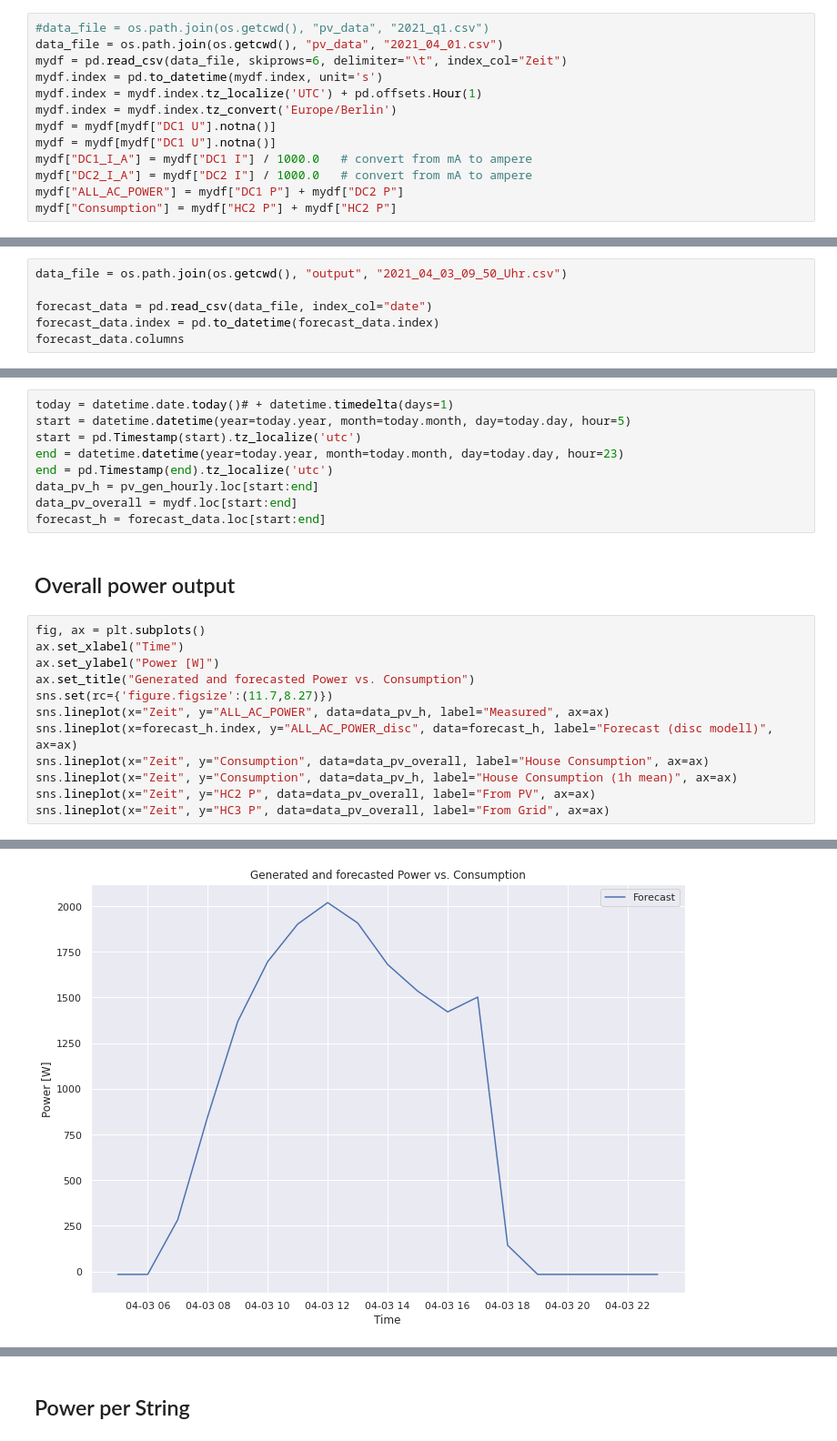
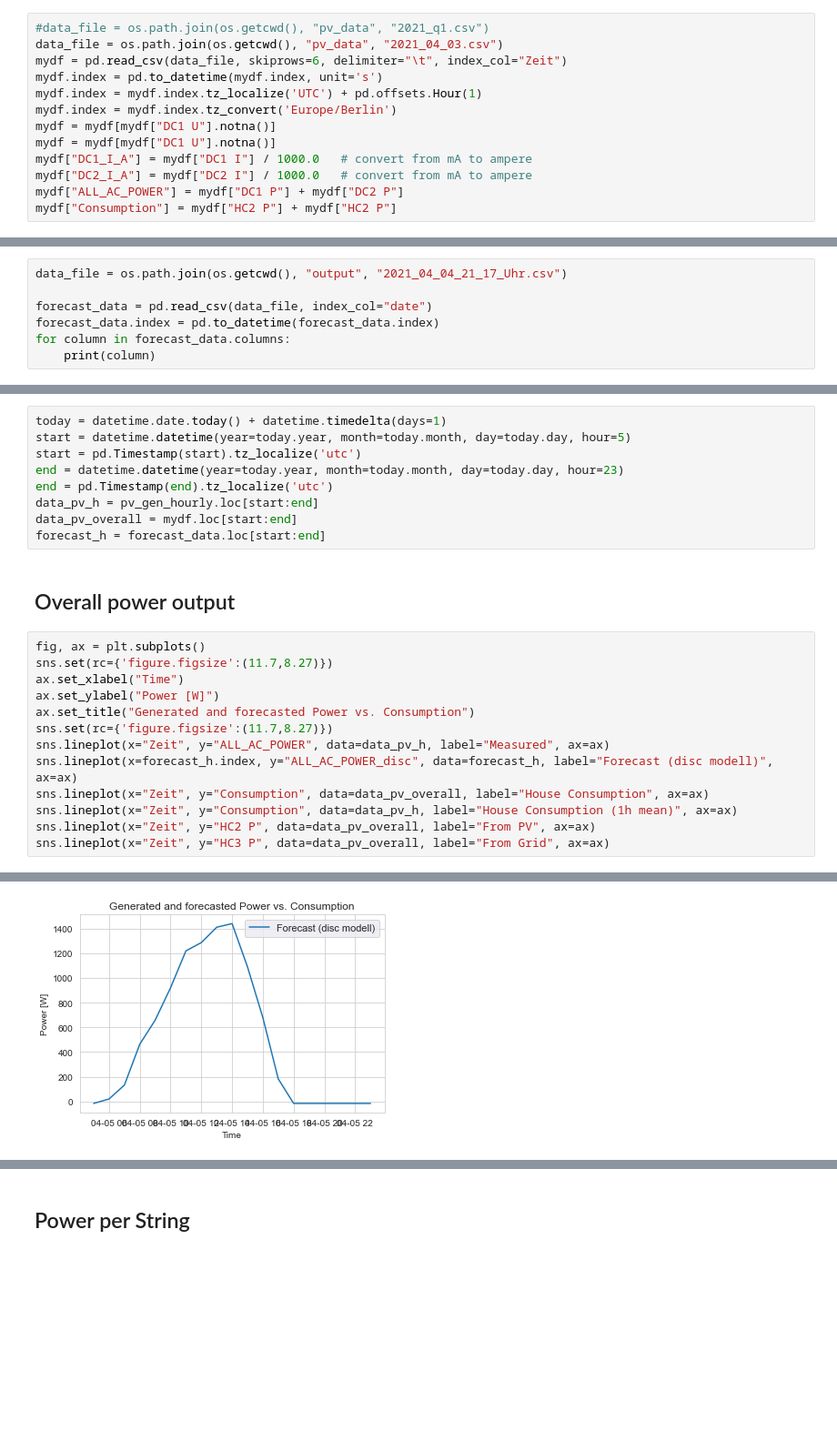
Before and after one commit to tinoetzold/PV-Prognose, a Jupyter notebook: analyze_data.ipynb, the cells around one changed output, grey strips where cells are left out. Shown at 91% size. Drawn from its saved outputs; the diff is of its cells as text; blank space fills up the shorter version.

```diff
--- a/analyze_data.ipynb
+++ b/analyze_data.ipynb
@@ -11,7 +11,7 @@ sns.set_style("whitegrid")
 The datafile will be opened and adapted to fit the required formats.
 # %%
 #data_file = os.path.join(os.getcwd(), "pv_data", "2021_q1.csv")
-data_file = os.path.join(os.getcwd(), "pv_data", "2021_04_01.csv")
+data_file = os.path.join(os.getcwd(), "pv_data", "2021_04_03.csv")
 mydf = pd.read_csv(data_file, skiprows=6, delimiter="\t", index_col="Zeit")
 mydf.index = pd.to_datetime(mydf.index, unit='s')
 mydf.index = mydf.index.tz_localize('UTC') + pd.offsets.Hour(1)
@@ -27,9 +27,10 @@ pv_gen_hourly = mydf.groupby(pd.Grouper(freq='H', closed='right')).mean()
 # %% [markdown]
 # Open the forecast data
 # %%
-data_file = os.path.join(os.getcwd(), "output", "2021_04_03_09_50_Uhr.csv")
+data_file = os.path.join(os.getcwd(), "output", "2021_04_04_21_17_Uhr.csv")
 
 forecast_data = pd.read_csv(data_file, index_col="date")
 forecast_data.index = pd.to_datetime(forecast_data.index)
-forecast_data.columns
+for column in forecast_data.columns:
+    print(column)
 # %% [output]
@@ -50,7 +55,7 @@ Index(['WIND_DIRECTION', 'WIND_SPEED', 'CLOUD_COVER_TOTAL',
 # Viusalize daza
 ## Overall power output
 # %%
-today = datetime.date.today()# + datetime.timedelta(days=1)
+today = datetime.date.today() + datetime.timedelta(days=1)
 start = datetime.datetime(year=today.year, month=today.month, day=today.day, hour=5)
 start = pd.Timestamp(start).tz_localize('utc')
 end = datetime.datetime(year=today.year, month=today.month, day=today.day, hour=23)
@@ -62,19 +67,20 @@ forecast_h = forecast_data.loc[start:end]
 ## Overall power output
 # %%
 fig, ax = plt.subplots()
+sns.set(rc={'figure.figsize':(11.7,8.27)})
 ax.set_xlabel("Time")
 ax.set_ylabel("Power [W]")
 ax.set_title("Generated and forecasted Power vs. Consumption")
 sns.set(rc={'figure.figsize':(11.7,8.27)})
 sns.lineplot(x="Zeit", y="ALL_AC_POWER", data=data_pv_h, label="Measured", ax=ax)
 sns.lineplot(x=forecast_h.index, y="ALL_AC_POWER_disc", data=forecast_h, label="Forecast (disc modell)", ax=ax)
 sns.lineplot(x="Zeit", y="Consumption", data=data_pv_overall, label="House Consumption", ax=ax)
 sns.lineplot(x="Zeit", y="Consumption", data=data_pv_h, label="House Consumption (1h mean)", ax=ax)
 sns.lineplot(x="Zeit", y="HC2 P", data=data_pv_overall, label="From PV", ax=ax)
 sns.lineplot(x="Zeit", y="HC3 P", data=data_pv_overall, label="From Grid", ax=ax)
 # %% [output]
 <AxesSubplot:title={'center':'Generated and forecasted Power vs. Consumption'}, xlabel='Time', ylabel='Power [W]'>
-[figure, old version]
+[figure, new version]
 # %%
 fig, ax = plt.subplots()
 ax.set_xlabel("Time")
```
Also changed, not shown: parts of 19 cells of this notebook, 5 other files.
